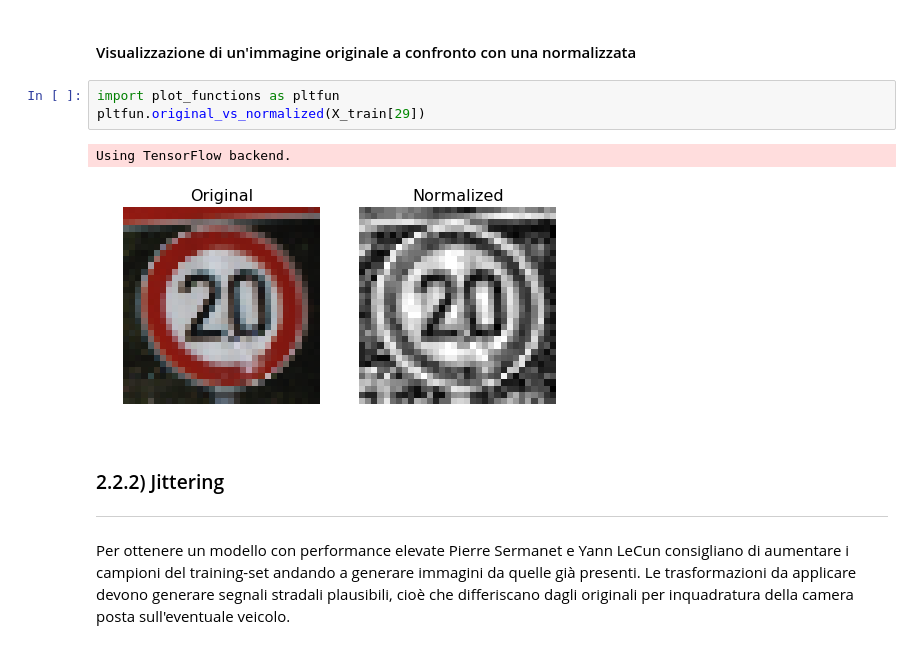
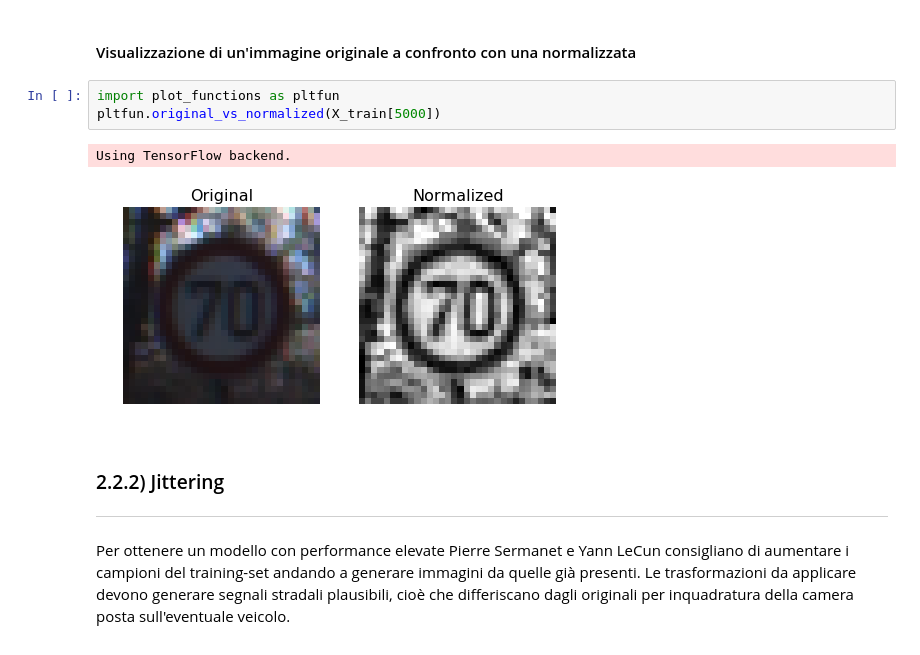
Before and after one commit to cecchilinux/machine_learning, a Jupyter notebook: notebooks/report.ipynb, the cells around one changed output. Drawn from its saved outputs; the diff is of its cells as text.

```diff
--- a/notebooks/report.ipynb
+++ b/notebooks/report.ipynb
@@ -112,10 +121,10 @@ def normalize_img(img):
 #### Visualizzazione di un'immagine originale a confronto con una normalizzata
 # %%
 import plot_functions as pltfun
-pltfun.original_vs_normalized(X_train[29])
+pltfun.original_vs_normalized(X_train[5000])
 # %% [output]
 Using TensorFlow backend.
-[figure, old version]
+[figure, new version]
 # %% [markdown]
 ### 2.2.2) Jittering
 ---
```
Also changed, not shown: parts of 14 cells of this notebook, 16 other files.
